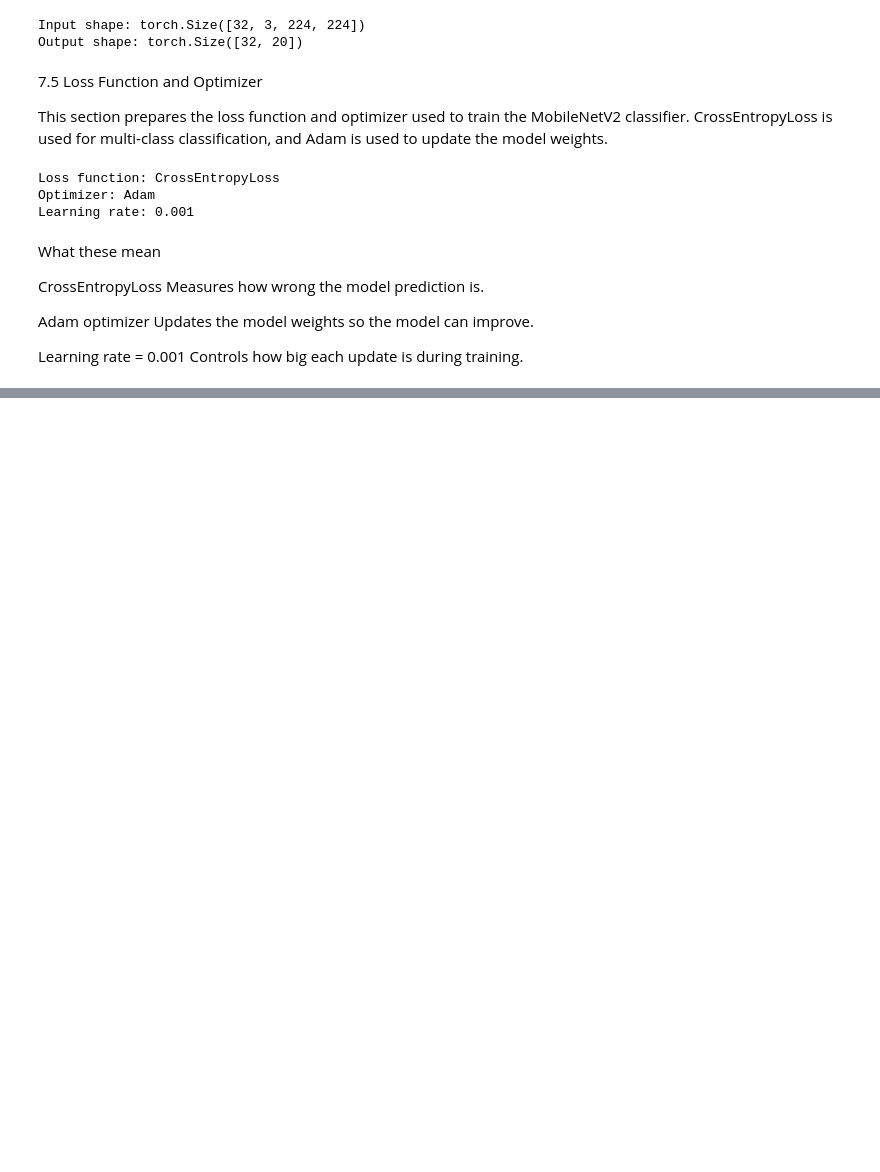
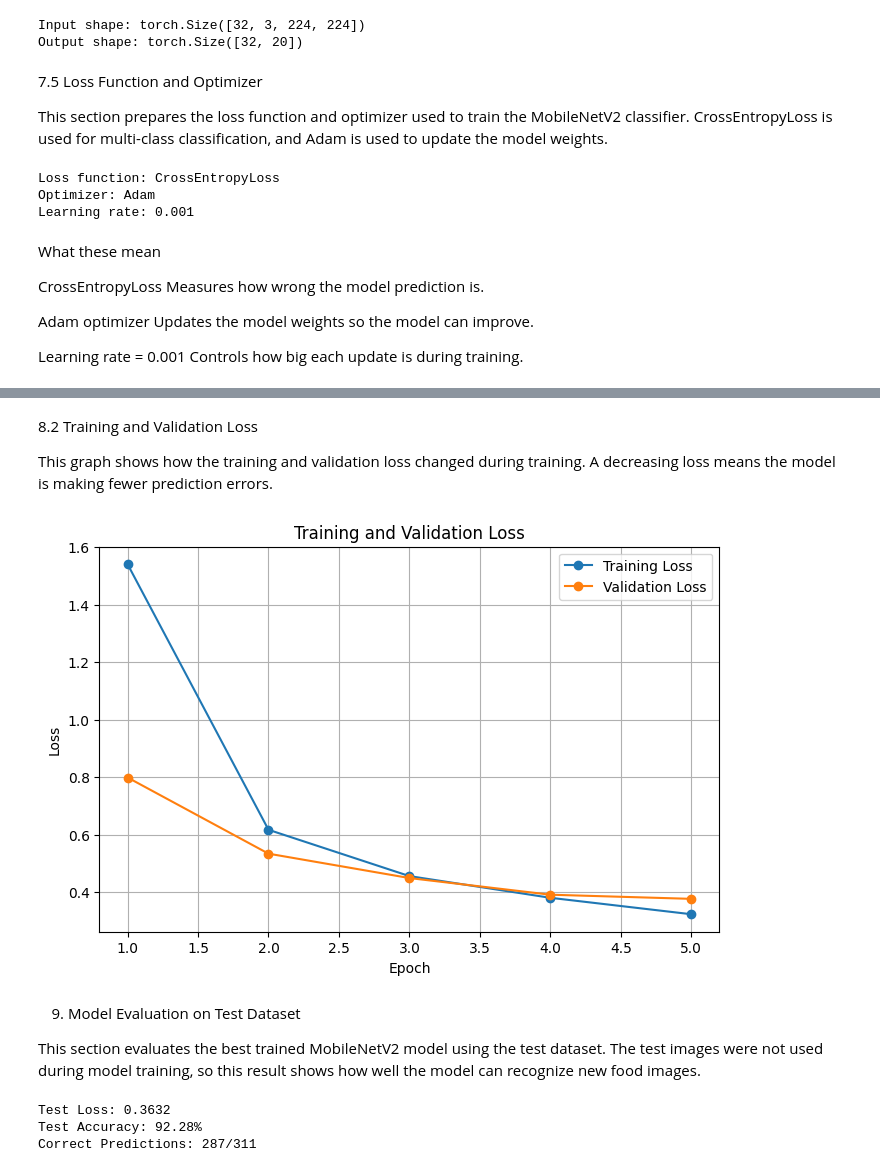
Before and after one commit to yeansreymom25-eng/food-recognition-nutrition, a Jupyter notebook: food_recognition.ipynb, the cells around one changed output, grey strips where cells are left out. Drawn from its saved outputs; the diff is of its cells as text; code cells hidden in the pictures; blank space fills up the shorter version.

```diff
--- a/food_recognition.ipynb
+++ b/food_recognition.ipynb
@@ -1384,0 +1670,66 @@ Controls how big each update is during training.
+# %% [markdown]
+8.2 Training and Validation Loss
+
+This graph shows how the training and validation loss changed during training. A decreasing loss means the model is making fewer prediction errors.
+# %%
+plt.figure(figsize=(8, 5))
+
+plt.plot(epochs, train_losses, marker='o', label="Training Loss")
+plt.plot(epochs, val_losses, marker='o', label="Validation Loss")
+
+plt.xlabel("Epoch")
+plt.ylabel("Loss")
+plt.title("Training and Validation Loss")
+plt.legend()
+plt.grid()
+
+plt.show()
+# %% [output]
+[figure, added]
+# %% [markdown]
+9. Model Evaluation on Test Dataset
+
+This section evaluates the best trained MobileNetV2 model using the test dataset. The test images were not used during model training, so this result shows how well the model can recognize new food images.
+# %%
+import torch
+import os
+
+model_path = "/content/gdrive/MyDrive/Food_Recognition_Project/model/best_mobilenetv2.pth"
+
+# Load the best model from Epoch 4
+model.load_state_dict(torch.load(model_path, map_location=device))
+model = model.to(device)
+
+model.eval()
+
+test_running_loss = 0.0
+test_correct = 0
+test_total = 0
+
+with torch.no_grad():
+
+    for images, labels in test_loader:
+
+        images = images.to(device)
+        labels = labels.to(device)
+
+        outputs = model(images)
+
+        loss = criterion(outputs, labels)
+        test_running_loss += loss.item()
+
+        _, predicted = torch.max(outputs, 1)
+
+        test_total += labels.size(0)
+        test_correct += (predicted == labels).sum().item()
+
+test_loss = test_running_loss / len(test_loader)
+test_accuracy = 100 * test_correct / test_total
+
+print(f"Test Loss: {test_loss:.4f}")
+print(f"Test Accuracy: {test_accuracy:.2f}%")
+print(f"Correct Predictions: {test_correct}/{test_total}")
+# %% [output]
+Test Loss: 0.3632
+Test Accuracy: 92.28%
+Correct Predictions: 287/311
```
Also changed, not shown: parts of 16 cells of this notebook.
